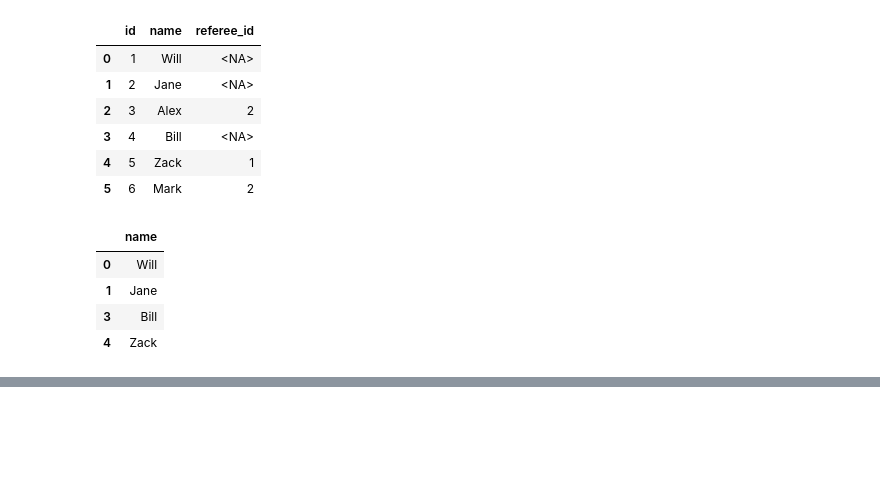
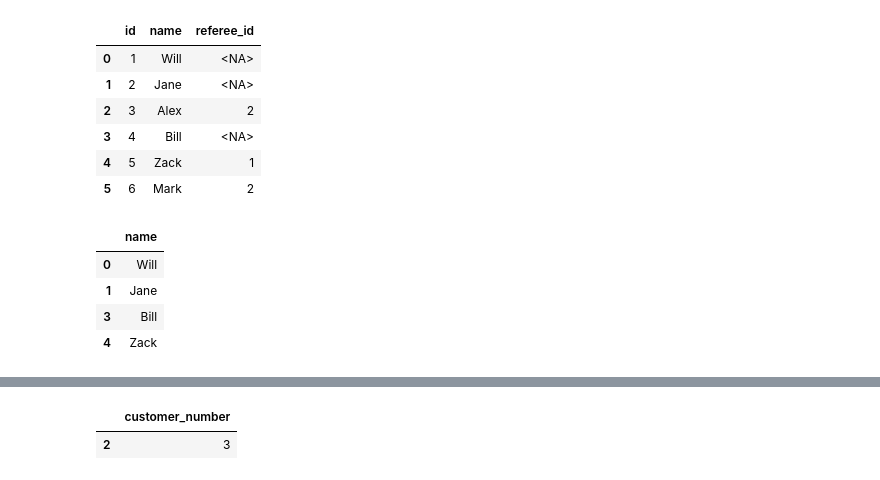
Before and after one commit to Praldmur/Tasks, a Jupyter notebook: Task_All.ipynb, the cells around one changed output, grey strips where cells are left out. Saved outputs shown, nothing was run; the diff lists cells and outputs as text; code cells hidden in the pictures; blank space fills up the shorter version.

```diff
--- a/Task_All.ipynb
+++ b/Task_All.ipynb
@@ -264,0 +269,4 @@ customer.query('referee_id != 2 or referee_id.isnull()')[['name']]
+# %%
+data = [[1, 1], [2, 2], [3, 3], [4, 3]]
+orders = pd.DataFrame(data, columns=['order_number', 'customer_number']).astype({'order_number':'Int64', 'customer_number':'Int64'})
+orders
@@ -264,0 +279,5 @@ customer.query('referee_id != 2 or referee_id.isnull()')[['name']]
+# %%
+orders.groupby('customer_number', as_index=False).agg({'order_number': 'count'}).sort_values(by='order_number', ascending=False).head(1)[['customer_number']]
+# %% [output]
+|  | customer_number |
+| 2 | 3 |
```
Also changed, not shown: parts of 2 cells of this notebook.
